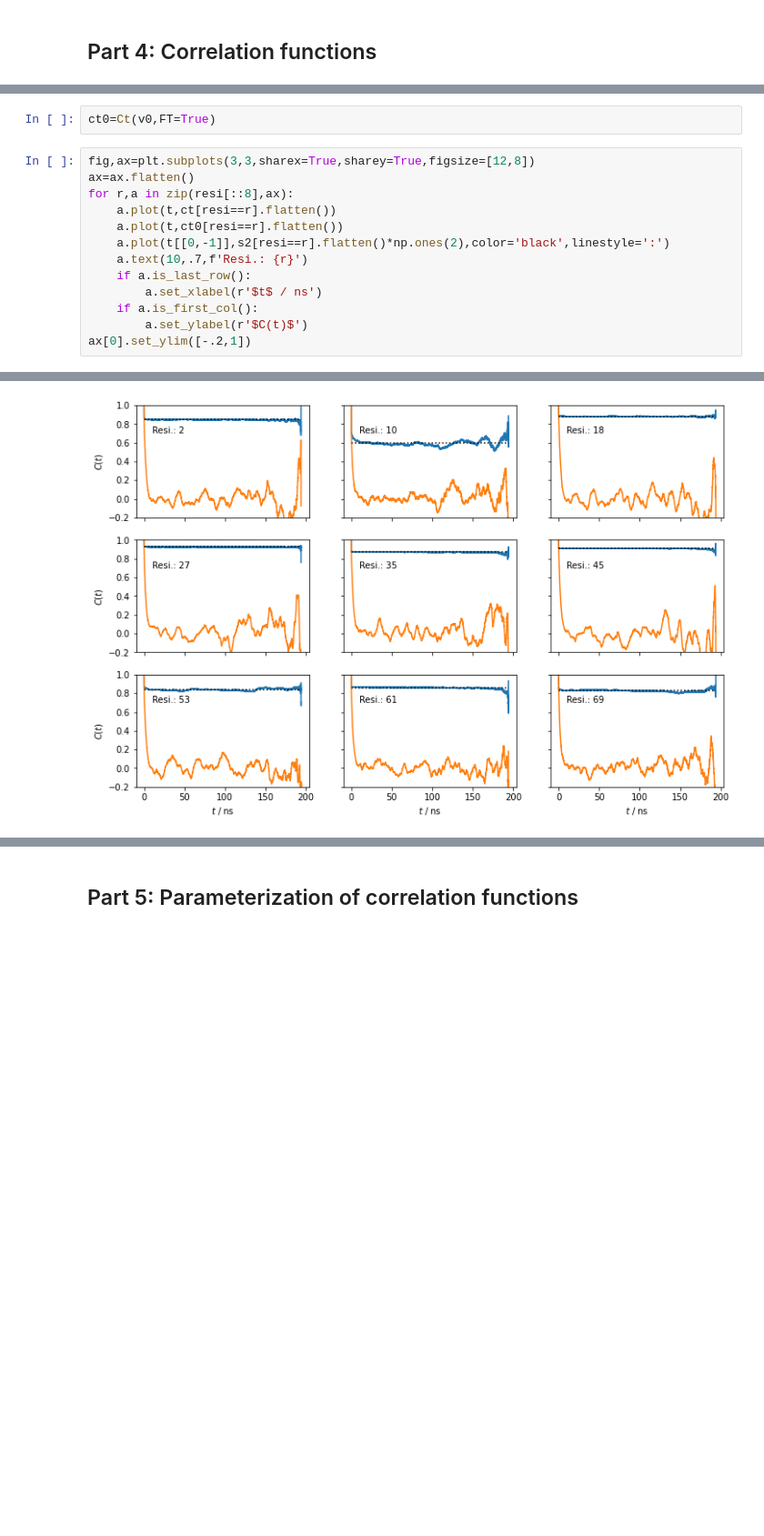
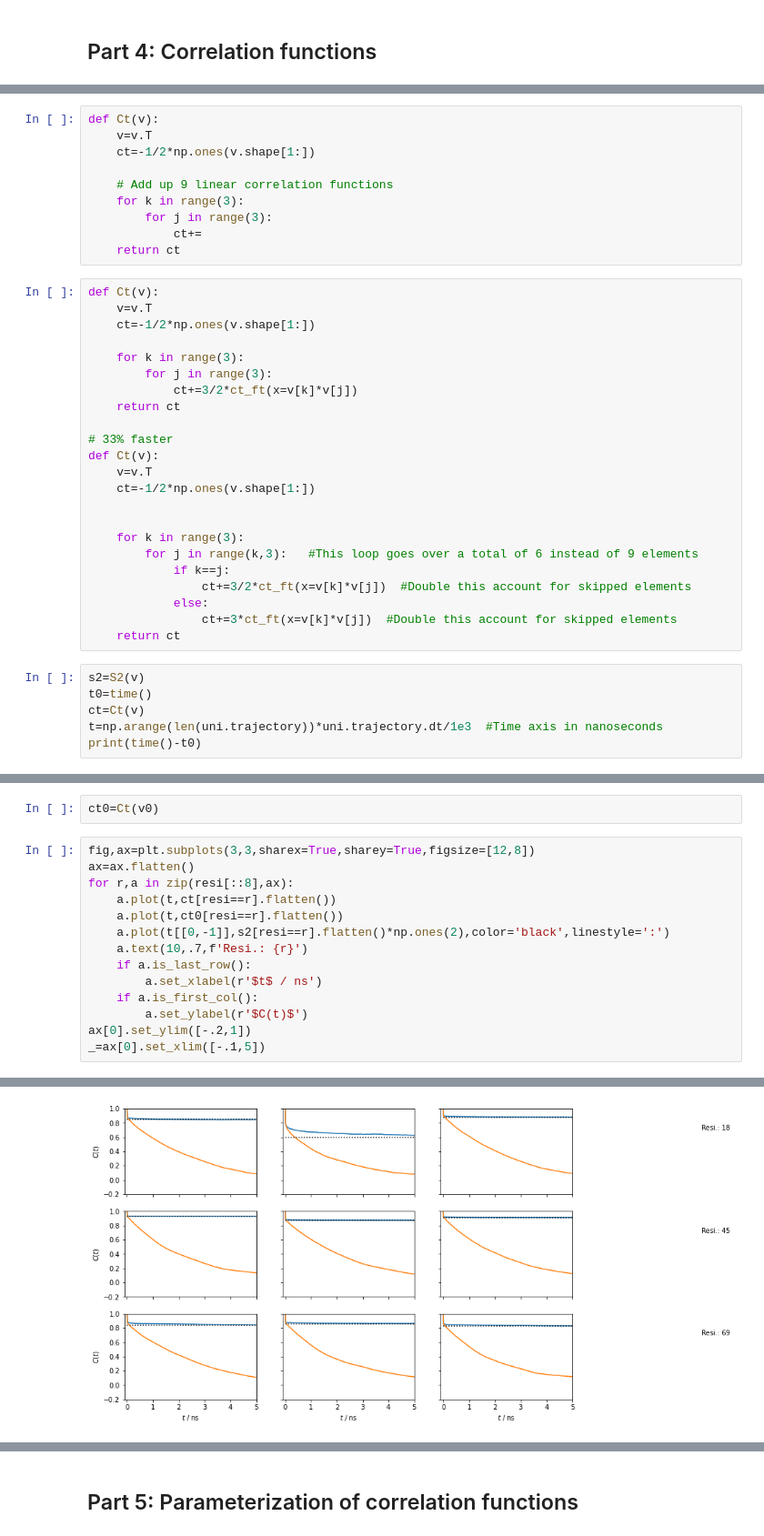
Before and after one commit to alsinmr/ConferenceExamples, a Jupyter notebook: JupyterBook/GNMR2025/MD2NMR.ipynb, the cells around one changed output, grey strips where cells are left out. Shown at 91% size. Saved outputs shown, nothing was run; the diff lists cells and outputs as text; blank space fills up the shorter version.

```diff
--- a/JupyterBook/GNMR2025/MD2NMR.ipynb
+++ b/JupyterBook/GNMR2025/MD2NMR.ipynb
@@ -451,0 +446,39 @@ ValueError: operands could not be broadcast together with shapes (2,72) (19399,7
+# %%
+def Ct(v):
+    v=v.T
+    ct=-1/2*np.ones(v.shape[1:])
+
+    # Add up 9 linear correlation functions
+    for k in range(3):
+        for j in range(3):
+            ct+=
+    return ct
+# %%
+def Ct(v):
+    v=v.T
+    ct=-1/2*np.ones(v.shape[1:])
+
+    for k in range(3):
+        for j in range(3):
+            ct+=3/2*ct_ft(x=v[k]*v[j])
+    return ct
+
+# 33% faster
+def Ct(v):
+    v=v.T
+    ct=-1/2*np.ones(v.shape[1:])
+
+
+    for k in range(3):
+        for j in range(k,3):   #This loop goes over a total of 6 instead of 9 elements
+            if k==j:
+                ct+=3/2*ct_ft(x=v[k]*v[j])  #Double this account for skipped elements
+            else:
+                ct+=3*ct_ft(x=v[k]*v[j])  #Double this account for skipped elements
+    return ct
+# %%
+s2=S2(v)
+t0=time()
+ct=Ct(v)
+t=np.arange(len(uni.trajectory))*uni.trajectory.dt/1e3  #Time axis in nanoseconds
+print(time()-t0)
@@ -469,5 +519,5 @@ Compare to the correlation function with tumbling
 # %%
-ct0=Ct(v0,FT=True)
+ct0=Ct(v0)
 # %%
 fig,ax=plt.subplots(3,3,sharex=True,sharey=True,figsize=[12,8])
 ax=ax.flatten()
@@ -481,4 +531,5 @@ for r,a in zip(resi[::8],ax):
     if a.is_first_col():
         a.set_ylabel(r'$C(t)$')
 ax[0].set_ylim([-.2,1])
+_=ax[0].set_xlim([-.1,5])
 # %% [output]
@@ -486 +536 @@ ax[0].set_ylim([-.2,1])
-[figure, old version]
+[figure, new version]
```
Also changed, not shown: parts of 16 cells of this notebook.
